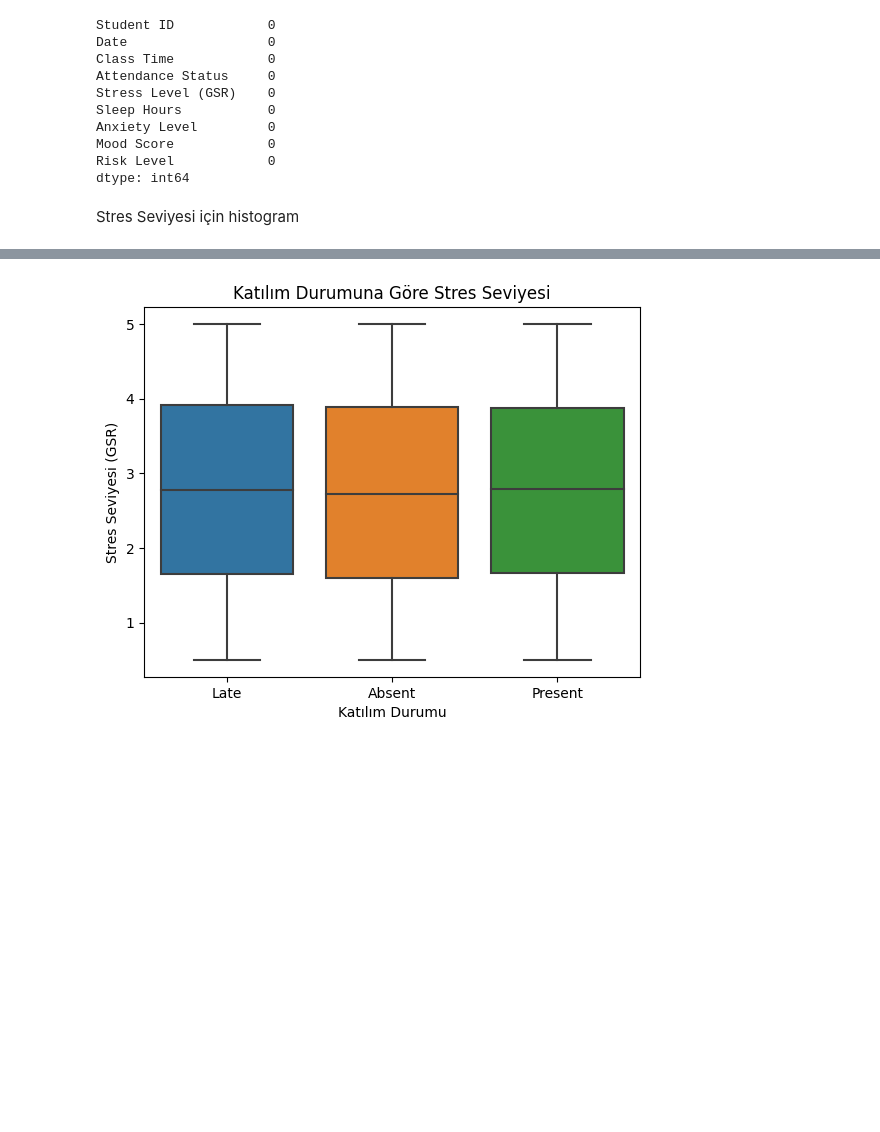
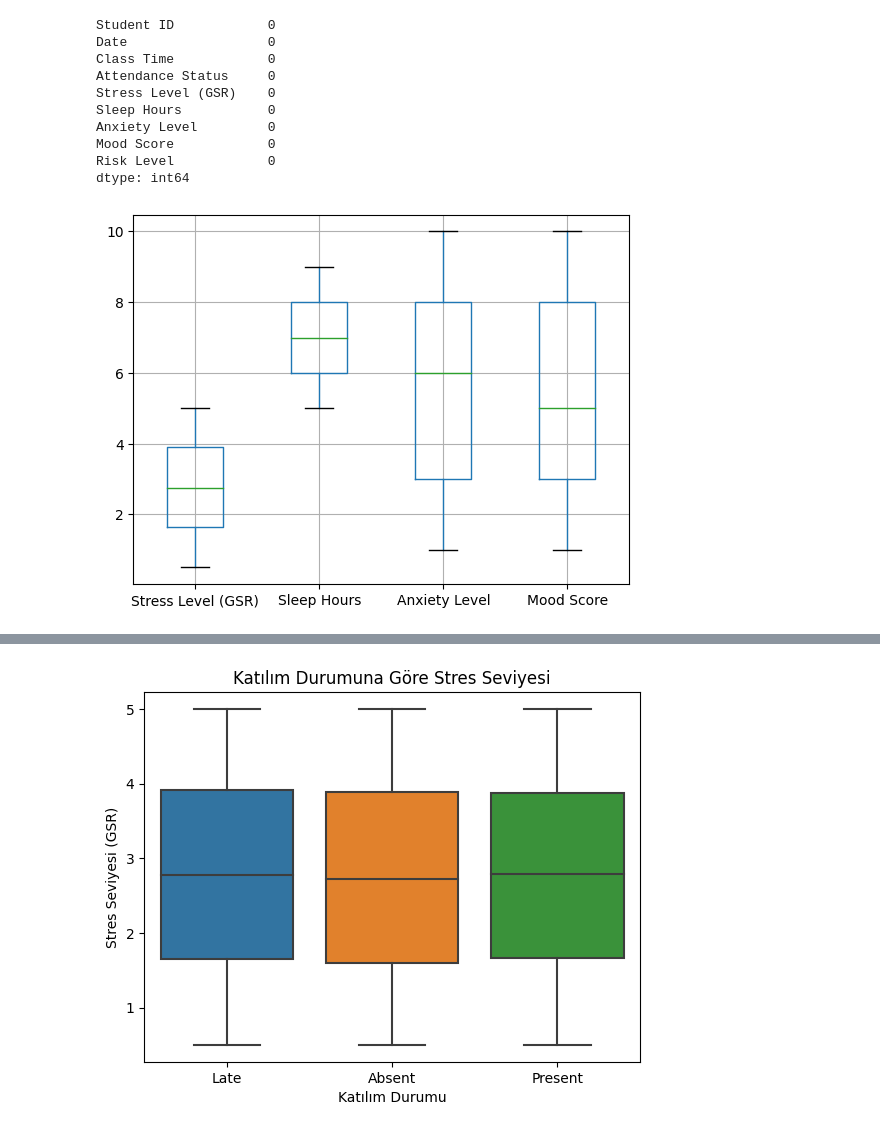
Before and after one commit to yildirim-alican/Student-Health-and-Attendance-Data-Istatistikler, a Jupyter notebook: temel-statistik-denemeleri.ipynb, the cells around one changed output, grey strips where cells are left out. Cells and saved outputs as stored; diff of their text form; code cells hidden in the pictures; blank space fills up the shorter version.

```diff
--- a/temel-statistik-denemeleri.ipynb
+++ b/temel-statistik-denemeleri.ipynb
@@ -64,5 +64,8 @@ Anxiety Level         0
 Mood Score            0
 Risk Level            0
 dtype: int64
-# %% [markdown]
-Stres Seviyesi için histogram
+# %%
+data[['Stress Level (GSR)', 'Sleep Hours', 'Anxiety Level', 'Mood Score']].boxplot()
+plt.show()
+# %% [output]
+[figure, added]
```
Also changed, not shown: parts of 3 cells of this notebook.
